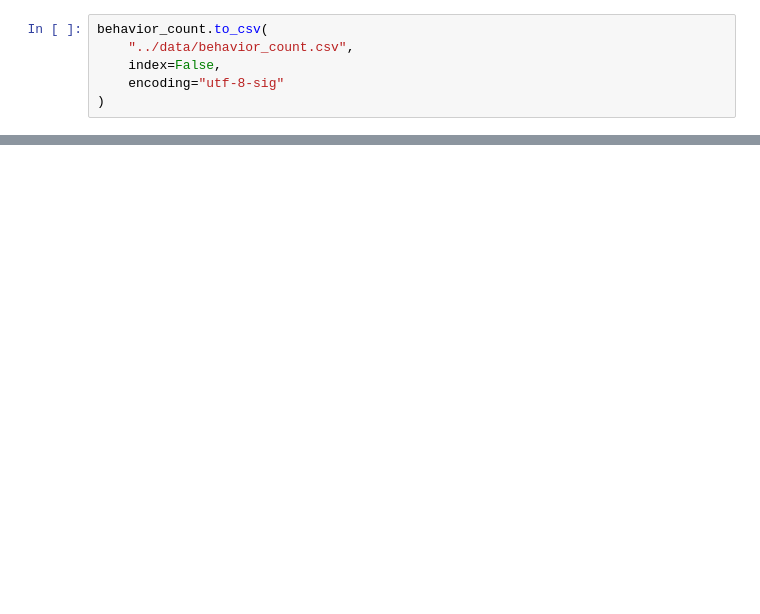
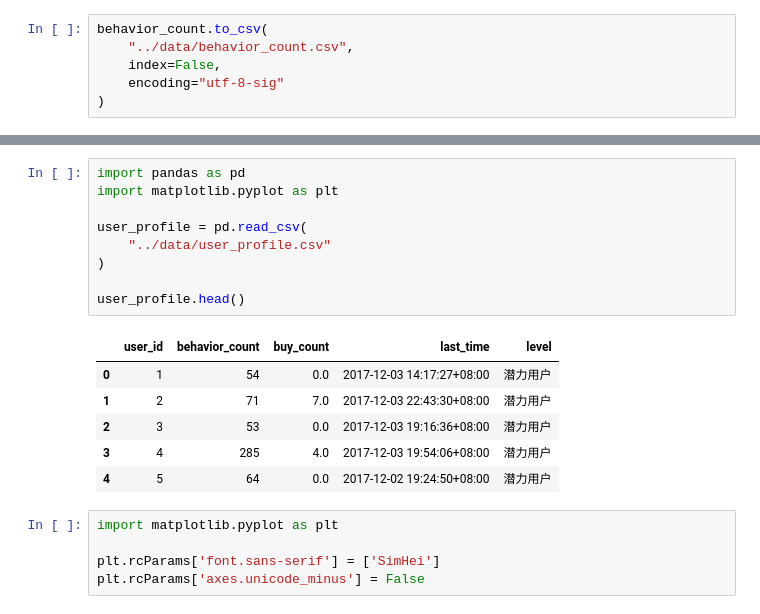
Before and after one commit to taotao-131/E-commerce-analysis, a Jupyter notebook: notebook/analysis.ipynb, the cells around one changed output, grey strips where cells are left out. Cells and saved outputs as stored; diff of their text form; blank space fills up the shorter version.

```diff
--- a/notebook/analysis.ipynb
+++ b/notebook/analysis.ipynb
@@ -682,0 +108,21 @@ behavior_count = (
+# %%
+import pandas as pd
+import matplotlib.pyplot as plt
+
+user_profile = pd.read_csv(
+    "../data/user_profile.csv"
+)
+
+user_profile.head()
+# %% [output]
+|  | user_id | behavior_count | buy_count | last_time | level |
+| 0 | 1 | 54 | 0.0 | 2017-12-03 14:17:27+08:00 | 潜力用户 |
+| 1 | 2 | 71 | 7.0 | 2017-12-03 22:43:30+08:00 | 潜力用户 |
+| 2 | 3 | 53 | 0.0 | 2017-12-03 19:16:36+08:00 | 潜力用户 |
+| 3 | 4 | 285 | 4.0 | 2017-12-03 19:54:06+08:00 | 潜力用户 |
+| 4 | 5 | 64 | 0.0 | 2017-12-02 19:24:50+08:00 | 潜力用户 |
+# %%
+import matplotlib.pyplot as plt
+
+plt.rcParams['font.sans-serif'] = ['SimHei']
+plt.rcParams['axes.unicode_minus'] = False
```
Also changed, not shown: parts of 97 cells of this notebook, 6 other files.
